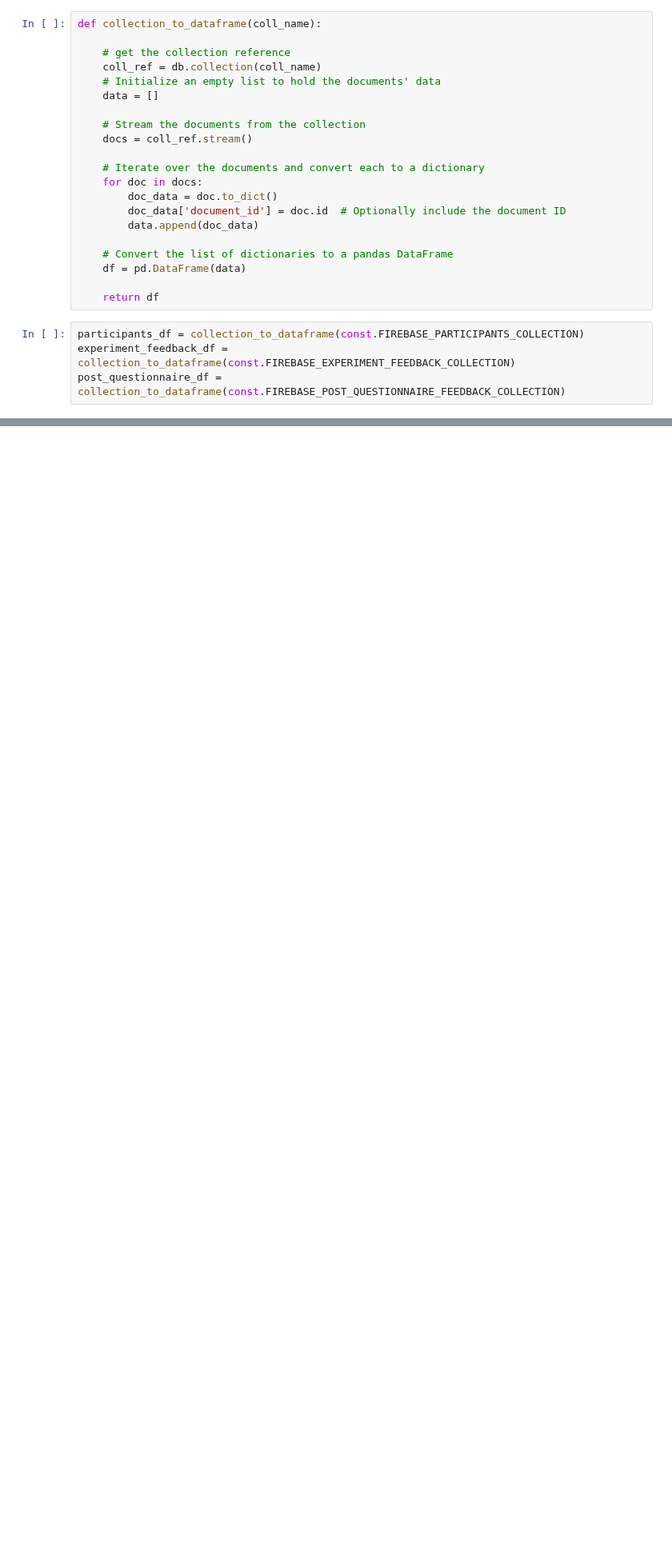
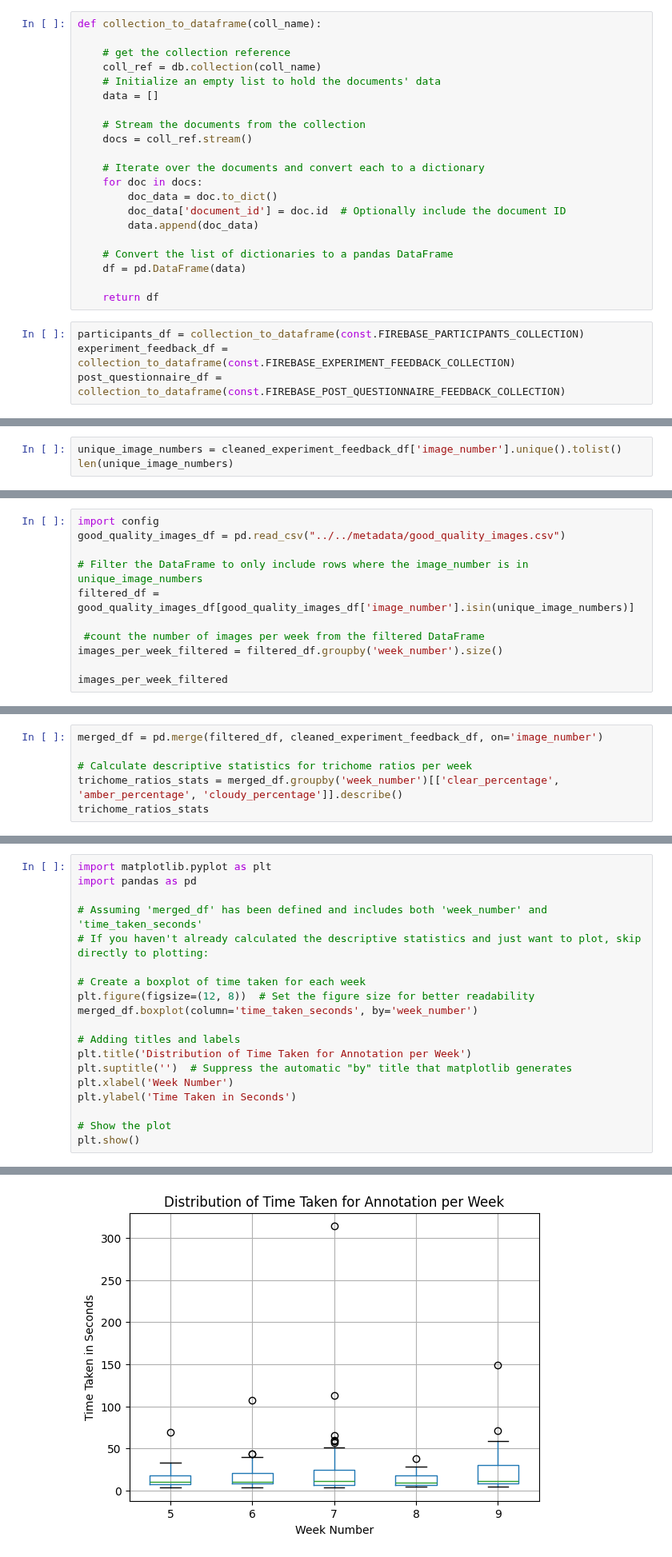
Before and after one commit to elorberb/thesis, a Jupyter notebook: src/app/database_review.ipynb, the cells around one changed output, grey strips where cells are left out. Shown at 80% size. Saved outputs shown, nothing was run; the diff lists cells and outputs as text; blank space fills up the shorter version.

```diff
--- a/src/app/database_review.ipynb
+++ b/src/app/database_review.ipynb
@@ -65,0 +152,3 @@ post_questionnaire_df.head()
+# %%
+unique_image_numbers = cleaned_experiment_feedback_df['image_number'].unique().tolist()
+len(unique_image_numbers)
@@ -65,0 +176,11 @@ post_questionnaire_df.head()
+# %%
+import config
+good_quality_images_df = pd.read_csv("../../metadata/good_quality_images.csv")
+
+# Filter the DataFrame to only include rows where the image_number is in unique_image_numbers
+filtered_df = good_quality_images_df[good_quality_images_df['image_number'].isin(unique_image_numbers)]
+
+ #count the number of images per week from the filtered DataFrame
+images_per_week_filtered = filtered_df.groupby('week_number').size()
+
+images_per_week_filtered
@@ -65,0 +265,6 @@ post_questionnaire_df.head()
+# %%
+merged_df = pd.merge(filtered_df, cleaned_experiment_feedback_df, on='image_number')
+
+# Calculate descriptive statistics for trichome ratios per week
+trichome_ratios_stats = merged_df.groupby('week_number')[['clear_percentage', 'amber_percentage', 'cloudy_percentage']].describe()
+trichome_ratios_stats
@@ -65,0 +329,20 @@ post_questionnaire_df.head()
+# %%
+import matplotlib.pyplot as plt
+import pandas as pd
+
+# Assuming 'merged_df' has been defined and includes both 'week_number' and 'time_taken_seconds'
+# If you haven't already calculated the descriptive statistics and just want to plot, skip directly to plotting:
+
+# Create a boxplot of time taken for each week
+plt.figure(figsize=(12, 8))  # Set the figure size for better readability
+merged_df.boxplot(column='time_taken_seconds', by='week_number')
+
+# Adding titles and labels
+plt.title('Distribution of Time Taken for Annotation per Week')
+plt.suptitle('')  # Suppress the automatic "by" title that matplotlib generates
+plt.xlabel('Week Number')
+plt.ylabel('Time Taken in Seconds')
+
+# Show the plot
+plt.show()
+# %% [output]
@@ -65,0 +350 @@ post_questionnaire_df.head()
+[figure, added]
```
Also changed, not shown: parts of 29 cells of this notebook, 1 other file.
